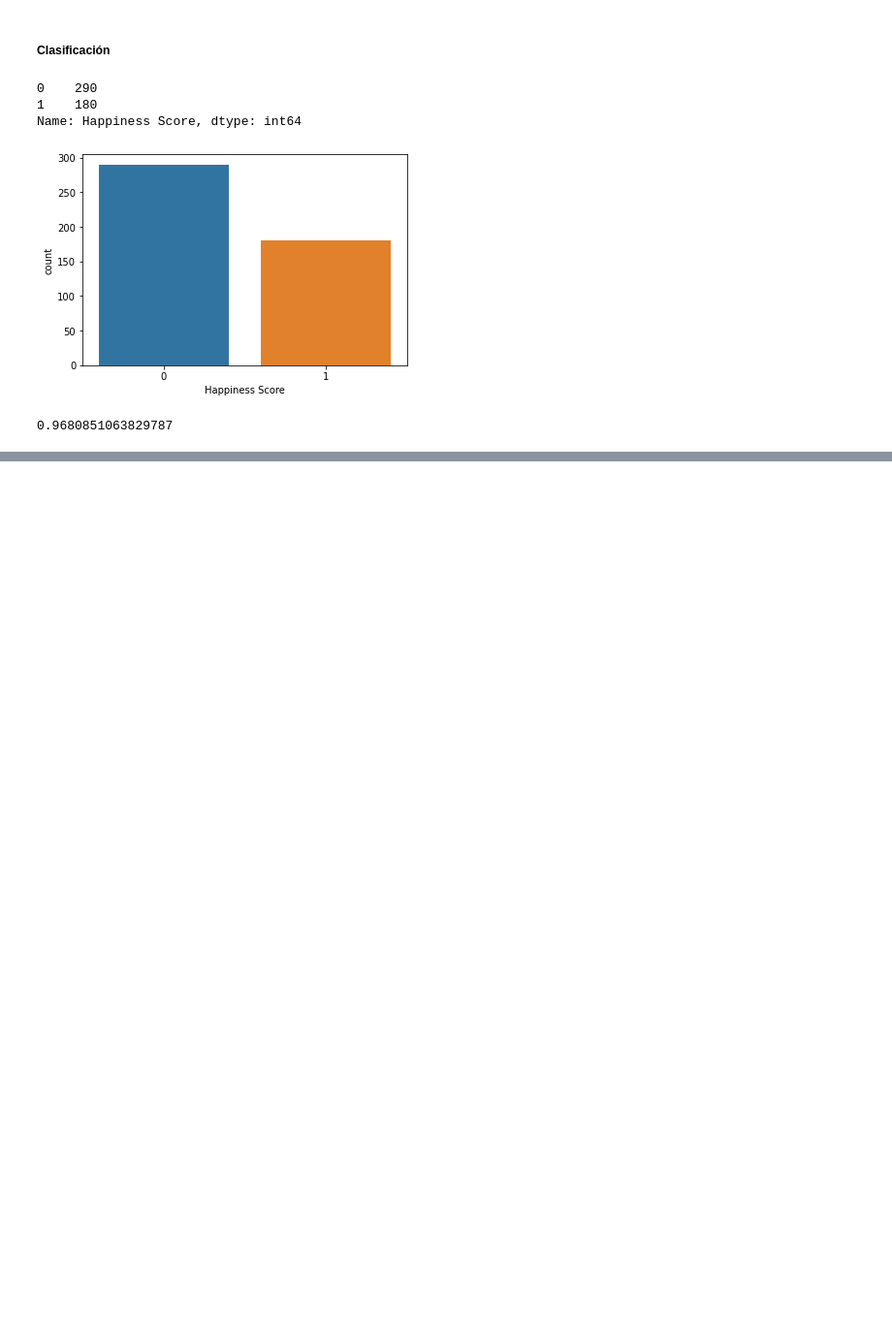
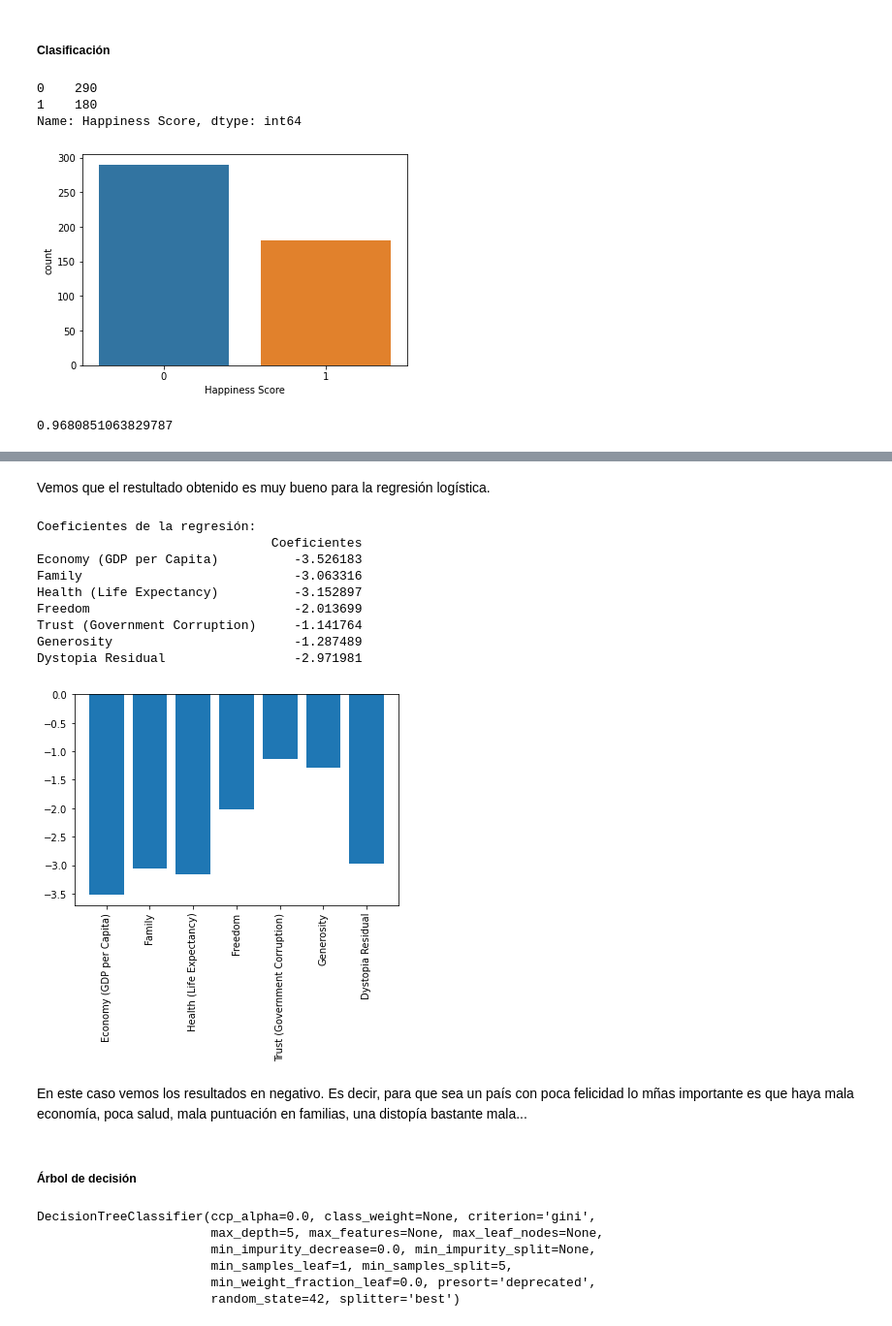
Before and after one commit to fortiz98/TrabajoAAII, a Jupyter notebook: TrabajoFelicidad.ipynb, the cells around one changed output, grey strips where cells are left out. Shown at 97% size. Saved outputs shown, nothing was run; the diff lists cells and outputs as text; code cells hidden in the pictures; blank space fills up the shorter version.

```diff
--- a/TrabajoFelicidad.ipynb
+++ b/TrabajoFelicidad.ipynb
@@ -2172,0 +2175,3 @@ print(accuracy_score(y_test, y_pred))
+# %%
+from sklearn.model_selection import train_test_split
+df = pd.read_csv('https://raw.githubusercontent.com/fortiz98/TrabajoAAII/main/datosFelicidad.csv')
@@ -2172,0 +2186,13 @@ print(accuracy_score(y_test, y_pred))
+# %%
+from sklearn.preprocessing import LabelEncoder
+# Dividir las instancias como "happiness" or "sadness" dependiendo de si el hapiness score es mayor o menor que 5.
+bins = (0, 5, 10)
+group_names = ['sadness', 'happiness']
+df['Happiness Score'] = pd.cut(df['Happiness Score'], bins = bins, labels = group_names)
+# Asignamos una etiqueta a "quality"
+label_quality = LabelEncoder()
+# Sadness tomará el valor 0 y Happiness será el valor 1
+df['Happiness Score'] = label_quality.fit_transform(df['Happiness Score'])
+print(df['Happiness Score'].value_counts())
+sb.countplot(df['Happiness Score'])
+plt.show()
@@ -2172,0 +2228,18 @@ print(accuracy_score(y_test, y_pred))
+# %%
+y = df_balanceado["Happiness Score"]
+X = df_balanceado.drop(['Happiness Score','Country','Happiness Rank'], axis=1)
+
+X_train, X_test, y_train, y_test = train_test_split(X,y,
+                                        train_size   = 0.8,
+                                        random_state = 1234,
+                                        shuffle      = True
+                                    )
+# %%
+from sklearn.linear_model import LogisticRegression
+import matplotlib.pyplot as plt
+from sklearn.metrics import classification_report
+
+LR= LogisticRegression(max_iter=500)
+LR_model = LR.fit(X_train, y_train)
+
+print(classification_report(y_test, LR_model.predict(X_test)))
@@ -2172,0 +2255,40 @@ print(accuracy_score(y_test, y_pred))
+# %% [markdown]
+Vemos que el restultado obtenido es muy bueno para la regresión logística.
+# %%
+from matplotlib import pyplot
+print("Coeficientes de la regresión:")
+print(pd.DataFrame({'Coeficientes': LR.coef_[0]}, index=X_train.columns))
+
+y_pos = range(len(X_train.columns))
+pyplot.bar(y_pos, LR.coef_[0])
+pyplot.xticks(y_pos, X_train.columns, rotation=90)
+pyplot.show()
+# %% [output]
+Coeficientes de la regresión:
+                               Coeficientes
+Economy (GDP per Capita)          -3.526183
+Family                            -3.063316
+Health (Life Expectancy)          -3.152897
+Freedom                           -2.013699
+Trust (Government Corruption)     -1.141764
+Generosity                        -1.287489
+Dystopia Residual                 -2.971981
+[figure, added]
+# %% [markdown]
+En este caso vemos los resultados en negativo. Es decir, para que sea un país con poca felicidad lo mñas importante es que haya mala economía, poca salud, mala puntuación en familias, una distopía bastante mala...
+# %% [markdown]
+##### **Árbol de decisión**
+# %%
+from sklearn.tree import DecisionTreeClassifier
+from sklearn.metrics import classification_report
+
+# En este caso entrenamos un árbol de decisión
+tree_model = DecisionTreeClassifier(random_state=42, max_depth=5, min_samples_split=5)
+tree_model.fit(X_train, y_train)
+# %% [output]
+DecisionTreeClassifier(ccp_alpha=0.0, class_weight=None, criterion='gini',
+                       max_depth=5, max_features=None, max_leaf_nodes=None,
+                       min_impurity_decrease=0.0, min_impurity_split=None,
+                       min_samples_leaf=1, min_samples_split=5,
+                       min_weight_fraction_leaf=0.0, presort='deprecated',
+                       random_state=42, splitter='best')
```
Also changed, not shown: parts of 58 cells of this notebook.
